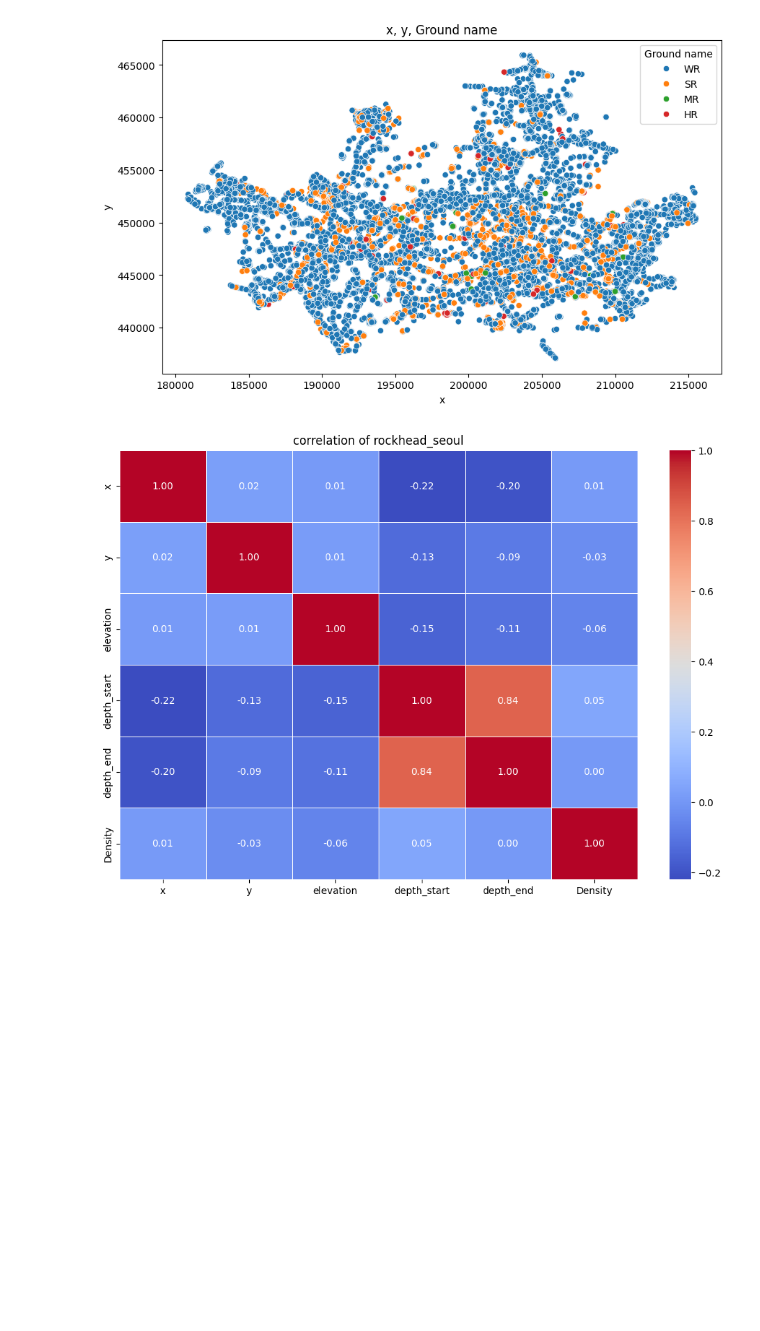
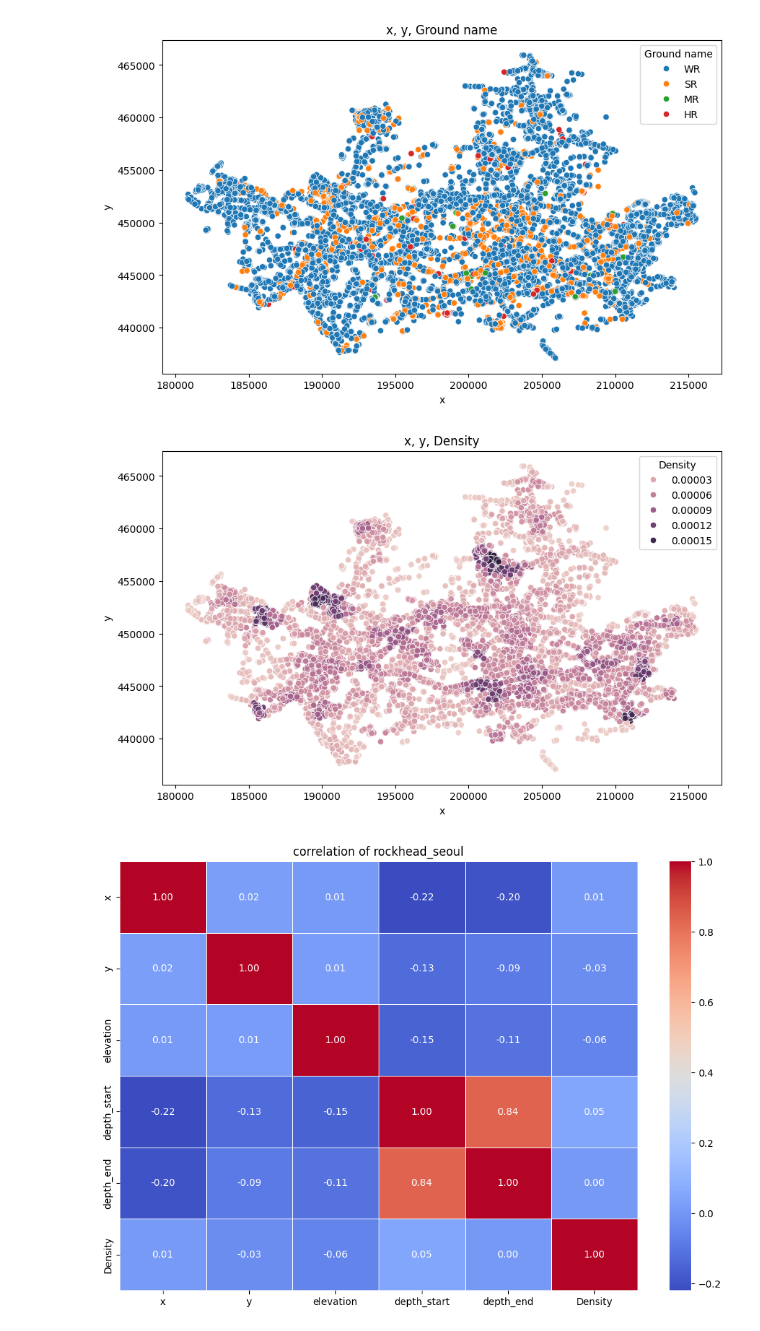
Before and after one commit to go0leum/rockhead_prediction, a Jupyter notebook: EDA.ipynb, the cells around one changed output. Drawn from its saved outputs; the diff is of its cells as text; code cells hidden in the pictures; blank space fills up the shorter version.

```diff
--- a/EDA.ipynb
+++ b/EDA.ipynb
@@ -104,4 +104,6 @@ See the caveats in the documentation: https://pandas.pydata.org/pandas-docs/stab
 #### Data Visualization
 # %%
 import utils.eda_utils as eda_utils
+# %%
+df_v = df.copy()
 # %%
@@ -113,3 +115,7 @@ eda_utils.scatter_relation(df, 'x', 'y', 'x, y, Ground name','Ground name')
 # %% [output]
 [figure]
+# %%
+eda_utils.scatter_relation(df_v, 'x', 'y', 'x, y, Density','Density')
+# %% [output]
+[figure, added]
 # %%
```
Also changed, not shown: parts of 15 cells of this notebook.
